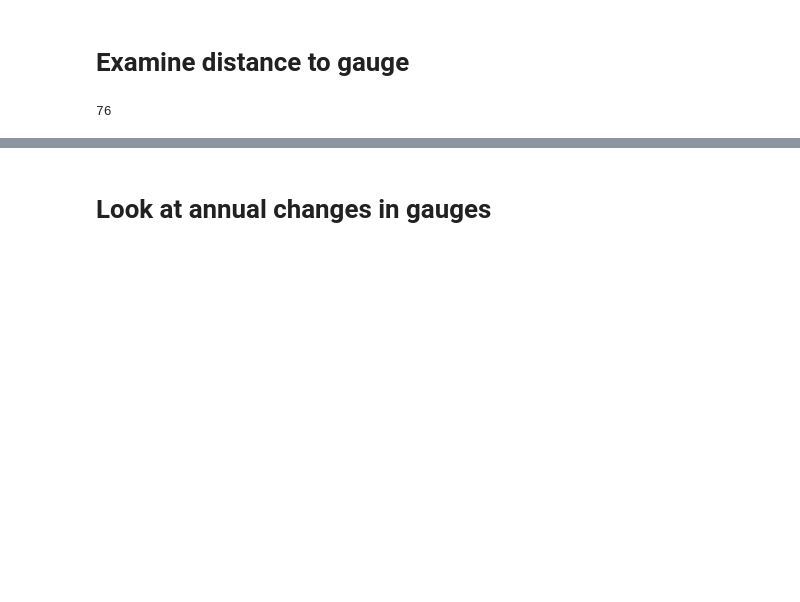
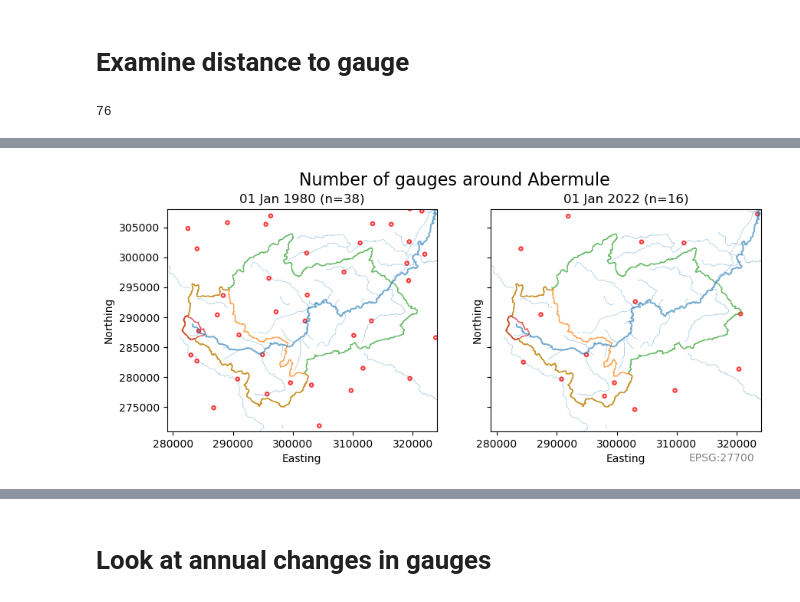
Before and after one commit to Thomasjkeel/FDRI-comparing-rainfall-data-in-upper-severn, a Jupyter notebook: notebooks/compare_gauge_dist_and_height.ipynb, the cells around one changed output, grey strips where cells are left out. Cells and saved outputs as stored; diff of their text form; code cells hidden in the pictures; blank space fills up the shorter version.

```diff
--- a/notebooks/compare_gauge_dist_and_height.ipynb
+++ b/notebooks/compare_gauge_dist_and_height.ipynb
@@ -156,10 +150,10 @@ def get_gauge_metadata_on_date(date):
     plyn_metadata_on_date = severn_metadata.filter(pl.col("ID").is_in(plyn_gauge_ids))
     return plyn_metadata_on_date
 
-def plot_gauge_scatter(plyn_metadata_on_date, ax, marker='o'):
+def plot_gauge_scatter(plyn_metadata_on_date, ax, **kwargs):
     for plyn_row in plyn_metadata_on_date.iter_rows(named=True):
         if plyn_row['IS_MONTHLY_GAUGE']:
-            ax.scatter(plyn_row['EASTING'], plyn_row['NORTHING'], marker=marker, edgecolor='y', facecolor='None', linewidths=1.5,  alpha=.7)
+            ax.scatter(plyn_row['EASTING'], plyn_row['NORTHING'], edgecolor='y', facecolor='None', linewidths=1.5,  alpha=.7, **kwargs)
         else:
-            ax.scatter(plyn_row['EASTING'], plyn_row['NORTHING'], marker=marker, edgecolor='r', facecolor='None', linewidths=1.5, alpha=.8)
+            ax.scatter(plyn_row['EASTING'], plyn_row['NORTHING'], edgecolor='r', facecolor='None', linewidths=1.5, alpha=.8, **kwargs)
     return ax
@@ -166,3 +172,39 @@ def plot_gauge_scatter(plyn_metadata_on_date, ax, marker='o'):
+# %%
+date_to_plot_80s = ceh_severn.sel(time="1980-01-01")['time']
+date_to_plot_10s = ceh_severn.sel(time="2022-01-01")['time']
+
+fig, axes = plt.subplots(1, 2, figsize=(10, 4), sharex=True, sharey=True)
+abermule_metadata_jan80 = get_gauge_metadata_on_date(date_to_plot_80s)
+plot_gauge_scatter(abermule_metadata_jan80, axes[0], s=10)
+abermule_metadata_jan10 = get_gauge_metadata_on_date(date_to_plot_10s)
+plot_gauge_scatter(abermule_metadata_jan10, axes[1], s=10)
+num_abermule_gauges_80s = len(abermule_metadata_jan80.filter((pl.col("EASTING") > min(EASTING_RANGE)) &
+                               (pl.col("EASTING") < max(EASTING_RANGE)) &
+                               (pl.col("NORTHING") < max(NORTHING_RANGE)) &
+                               (pl.col("NORTHING") > min(NORTHING_RANGE))))
+
+num_abermule_gauges_10s = len(abermule_metadata_jan10.filter((pl.col("EASTING") > min(EASTING_RANGE)) &
+                               (pl.col("EASTING") < max(EASTING_RANGE)) &
+                               (pl.col("NORTHING") < max(NORTHING_RANGE)) &
+                               (pl.col("NORTHING") > min(NORTHING_RANGE))))
+
+axes[0].set_title(f"{date_to_plot_80s.dt.strftime("%d %b %Y").data} (n={num_abermule_gauges_80s})")
+axes[1].set_title(f"{date_to_plot_10s.dt.strftime("%d %b %Y").data} (n={num_abermule_gauges_10s})")
+for ax in axes.flatten():
+    severn_linestrings.plot(ax=ax, alpha=.6)
+    abermule_shp.plot(ax=ax, facecolor='none', edgecolor='C2', linewidth=1, alpha=.7)
+    dolwen_shp.plot(ax=ax, facecolor='none', edgecolor='C1', linewidth=1, alpha=.7)
+    plynlimon_shp.plot(ax=ax, facecolor='none', edgecolor='C3', linewidth=1, alpha=.7)
+    rvs_linestrings.loc[rvs_linestrings['name1'].isin(all_touching_rivers)].plot(ax=ax, color='C0', linewidth=.5, alpha=.4)
+    ax.set_xlabel('Easting', size=10)
+    ax.set_ylabel('Northing', size=10)
+    ax.set_xlim(EASTING_RANGE)
+    ax.set_ylim(NORTHING_RANGE)
+ax.text(s="EPSG:27700", x=312000, y=266000, color='grey');
+plt.suptitle("Number of gauges around Abermule", size=16)
+# fig.savefig('../figures/num_gauges_around_abermule_1980vs2022.png', bbox_inches='tight', dpi=200)
+# %% [output]
+[figure, added]
 # %%
 ceh_haduk_sum_diff = abs(ceh_haduk_diff).sum(('y', 'x'))
 big_diff_times = ceh_haduk_sum_diff[ceh_haduk_sum_diff > 5000]['time']
```
Also changed, not shown: parts of 8 cells of this notebook, 2 other files.
